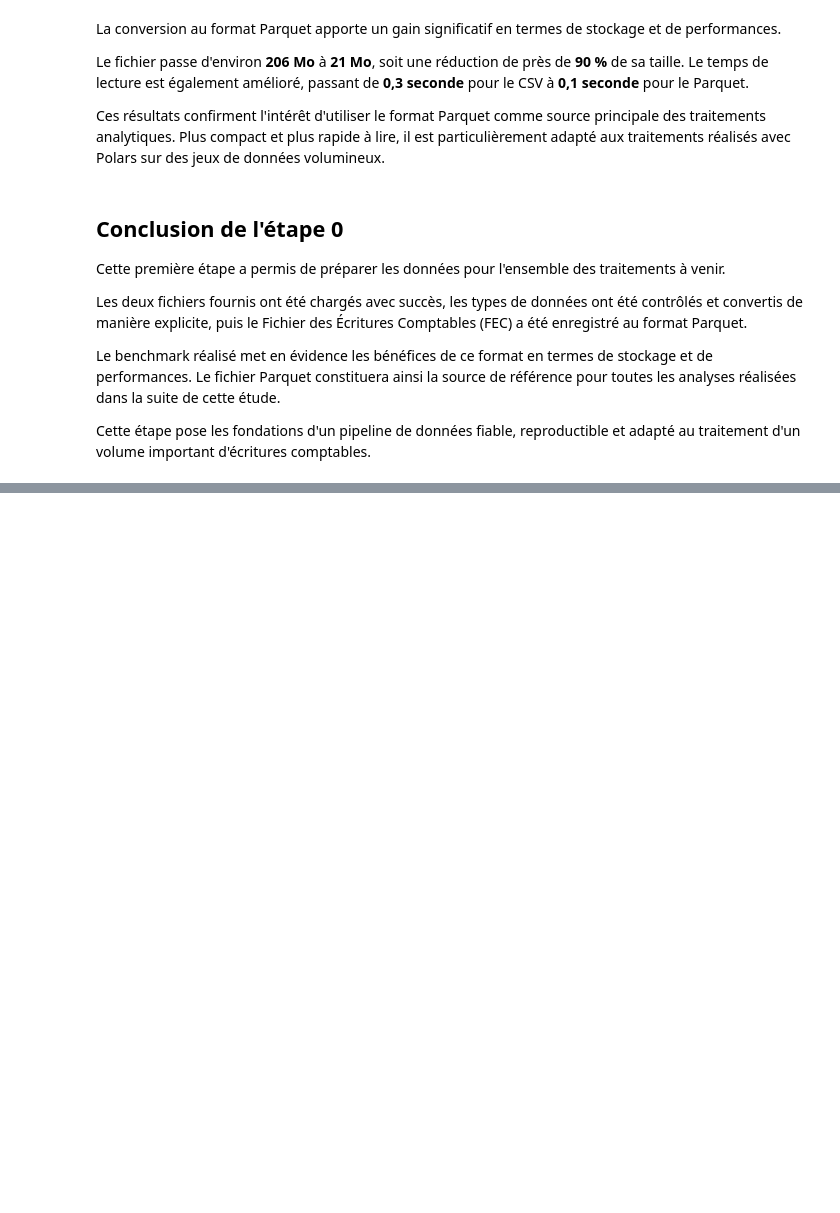
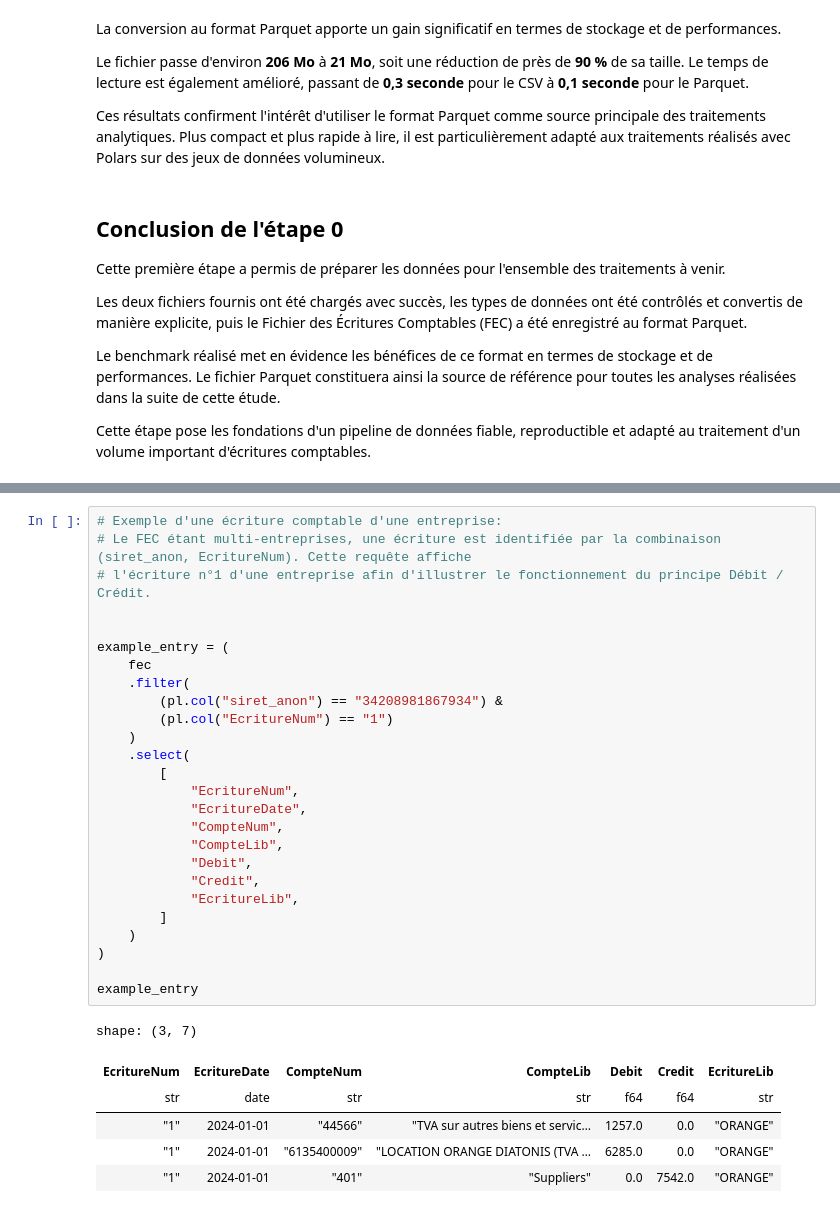
Before and after one commit to Magatte805/Test_data_Numeris, a Jupyter notebook: Notebooks/Analyse.ipynb, the cells around one changed output, grey strips where cells are left out. Saved outputs shown, nothing was run; the diff lists cells and outputs as text; blank space fills up the shorter version.

```diff
--- a/Notebooks/Analyse.ipynb
+++ b/Notebooks/Analyse.ipynb
@@ -254,0 +651,33 @@ Cette étape pose les fondations d'un pipeline de données fiable, reproductible
+# %%
+# Exemple d'une écriture comptable d'une entreprise:
+# Le FEC étant multi-entreprises, une écriture est identifiée par la combinaison (siret_anon, EcritureNum). Cette requête affiche
+# l'écriture n°1 d'une entreprise afin d'illustrer le fonctionnement du principe Débit / Crédit.
+
+
+example_entry = (
+    fec
+    .filter(
+        (pl.col("siret_anon") == "34208981867934") &
+        (pl.col("EcritureNum") == "1")
+    )
+    .select(
+        [
+            "EcritureNum",
+            "EcritureDate",
+            "CompteNum",
+            "CompteLib",
+            "Debit",
+            "Credit",
+            "EcritureLib",
+        ]
+    )
+)
+
+example_entry
+# %% [output]
+shape: (3, 7)
+| EcritureNum | EcritureDate | CompteNum | CompteLib | Debit | Credit | EcritureLib |
+| str | date | str | str | f64 | f64 | str |
+| "1" | 2024-01-01 | "44566" | "TVA sur autres biens et servic… | 1257.0 | 0.0 | "ORANGE" |
+| "1" | 2024-01-01 | "6135400009" | "LOCATION ORANGE DIATONIS (TVA … | 6285.0 | 0.0 | "ORANGE" |
+| "1" | 2024-01-01 | "401" | "Suppliers" | 0.0 | 7542.0 | "ORANGE" |
```
Also changed, not shown: parts of 32 cells of this notebook.
